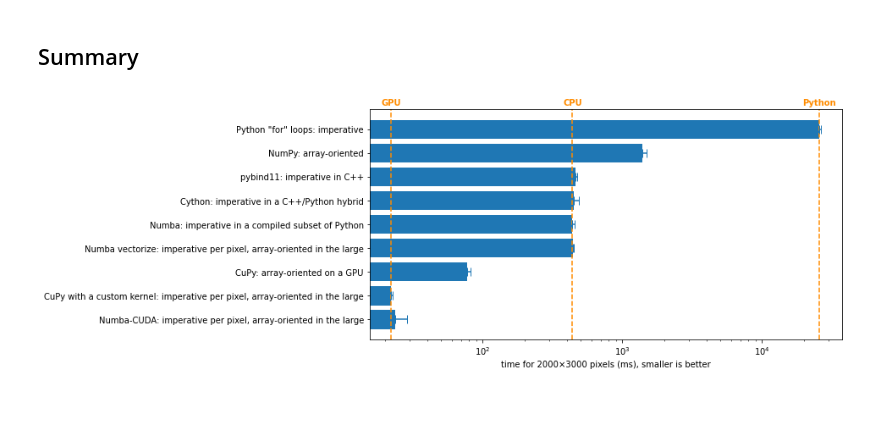
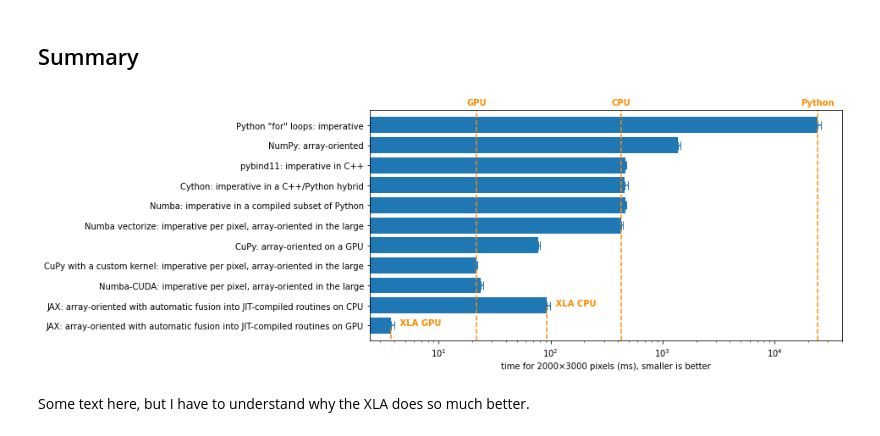
Before and after one commit to jpivarski-talks/2022-07-11-scipy-loopy-tutorial, a Jupyter notebook: demos/mandelbrot-on-all-accelerators.ipynb, the cells around one changed output. Cells and saved outputs as stored; diff of their text form; code cells hidden in the pictures; blank space fills up the shorter version.

```diff
--- a/demos/mandelbrot-on-all-accelerators.ipynb
+++ b/demos/mandelbrot-on-all-accelerators.ipynb
@@ -440,0 +509,2 @@ result_numba_cuda = _
+# %%
+result_jax_cpu = _
@@ -441,53 +522,68 @@ result_numba_cuda = _
+# %%
+result_jax_gpu = _
 # %% [markdown]
 ## Summary
 # %%
 fig, ax = plt.subplots(figsize=(10, 5))
 
 test_names = [
     'Python "for" loops: imperative',
     'NumPy: array-oriented',
     'pybind11: imperative in C++',
     'Cython: imperative in a C++/Python hybrid',
     'Numba: imperative in a compiled subset of Python',
     'Numba vectorize: imperative per pixel, array-oriented in the large',
     'CuPy: array-oriented on a GPU',
     'CuPy with a custom kernel: imperative per pixel, array-oriented in the large',
     'Numba-CUDA: imperative per pixel, array-oriented in the large',
+    "JAX: array-oriented with automatic fusion into JIT-compiled routines on CPU",
+    "JAX: array-oriented with automatic fusion into JIT-compiled routines on GPU",
 ][::-1]
 test_results = np.array([
-    1e3 * 100 * result_python.best,
-    1e3 * result_numpy.best,
-    1e3 * result_c_plus_plus.best,
-    1e3 * result_cython.best,
-    1e3 * result_numba.best,
-    1e3 * result_numba_custom_ufunc.best,
-    1e3 * result_cupy.best,
-    1e3 * result_cupy_custom_kernel.best,
-    1e3 * result_numba_cuda.best,
+    1e3 * 100 * np.min(result_python.all_runs) / result_python.loops,
+    1e3 * np.min(result_numpy.all_runs) / result_numpy.loops,
+    1e3 * np.min(result_c_plus_plus.all_runs) / result_c_plus_plus.loops,
+    1e3 * np.min(result_cython.all_runs) / result_cython.loops,
+    1e3 * np.min(result_numba.all_runs) / result_numba.loops,
+    1e3 * np.min(result_numba_custom_ufunc.all_runs) / result_numba_custom_ufunc.loops,
+    1e3 * np.min(result_cupy.all_runs) / result_cupy.loops,
+    1e3 * np.min(result_cupy_custom_kernel.all_runs) / result_cupy_custom_kernel.loops,
+    1e3 * np.min(result_numba_cuda.all_runs) / result_numba_cuda.loops,
+    1e3 * np.min(result_jax_cpu.all_runs) / result_jax_cpu.loops,
+    1e3 * np.min(result_jax_gpu.all_runs) / result_jax_gpu.loops,
 ][::-1])
 test_variations = np.array([
-    1e3 * 100 * np.ptp(result_python.all_runs),
-    1e3 * np.ptp(result_numpy.all_runs),
-    1e3 * np.ptp(result_c_plus_plus.all_runs),
-    1e3 * np.ptp(result_cython.all_runs),
-    1e3 * np.ptp(result_numba.all_runs),
-    1e3 * np.ptp(result_numba_custom_ufunc.all_runs),
-    1e3 * np.ptp(result_cupy.all_runs),
-    1e3 * np.ptp(result_cupy_custom_kernel.all_runs),
-    1e3 * np.ptp(result_numba_cuda.all_runs),
+    1e3 * 100 * np.ptp(result_python.all_runs) / result_python.loops,
+    1e3 * np.ptp(result_numpy.all_runs) / result_numpy.loops,
+    1e3 * np.ptp(result_c_plus_plus.all_runs) / result_c_plus_plus.loops,
+    1e3 * np.ptp(result_cython.all_runs) / result_cython.loops,
+    1e3 * np.ptp(result_numba.all_runs) / result_numba.loops,
+    1e3 * np.ptp(result_numba_custom_ufunc.all_runs) / result_numba_custom_ufunc.loops,
+    1e3 * np.ptp(result_cupy.all_runs) / result_cupy.loops,
+    1e3 * np.ptp(result_cupy_custom_kernel.all_runs) / result_cupy_custom_kernel.loops,
+    1e3 * np.ptp(result_numba_cuda.all_runs) / result_numba_cuda.loops,
+    1e3 * np.ptp(result_jax_cpu.all_runs) / result_jax_cpu.loops,
+    1e3 * np.ptp(result_jax_gpu.all_runs) / result_jax_gpu.loops,
 ][::-1])
 
-ax.axvline(test_results[1], c="darkorange", ls="--");
-ax.axvline(test_results[4], c="darkorange", ls="--");
-ax.axvline(test_results[8], c="darkorange", ls="--");
-ax.text(test_results[1], len(test_results), "GPU", ha="center", c="darkorange", weight="bold");
-ax.text(test_results[4], len(test_results), "CPU", ha="center", c="darkorange", weight="bold");
-ax.text(test_results[8], len(test_results), "Python", ha="center", c="darkorange", weight="bold");
+ax.axvline(test_results[-1], c="darkorange", ls="--");
+ax.axvline(test_results[-6], c="darkorange", ls="--");
+ax.axvline(test_results[-8], c="darkorange", ls="--");
+ax.plot([test_results[-10], test_results[-10]], [-1, 1], c="darkorange", ls="--");
+ax.plot([test_results[-11], test_results[-11]], [-1, 0], c="darkorange", ls="--");
+ax.text(test_results[-1], len(test_results), "Python", ha="center", c="darkorange", weight="bold");
+ax.text(test_results[-6], len(test_results), "CPU", ha="center", c="darkorange", weight="bold");
+ax.text(test_results[-8], len(test_results), "GPU", ha="center", c="darkorange", weight="bold");
+ax.text(test_results[-10], 1, "   XLA CPU", ha="left", c="darkorange", weight="bold");
+ax.text(test_results[-11], 0, "   XLA GPU", ha="left", c="darkorange", weight="bold");
 ax.barh(range(len(test_names)), test_results);
 ax.errorbar(test_results + test_variations/2, range(len(test_names)), xerr=test_variations/2, capsize=5, fmt="none", c="#1f77b4");
 ax.set_yticks(range(len(test_names)));
 ax.set_yticklabels(test_names);
 ax.set_xlabel("time for 2000×3000 pixels (ms), smaller is better");
 ax.set_xscale("log");
+ax.set_ylim(-0.75, len(test_results) - 0.25);
 # %% [output]
-[figure, old version]
+[figure, new version]
+# %% [markdown]
+Some text here, but I have to understand why the XLA does so much better.
```
Also changed, not shown: parts of 31 cells of this notebook.
